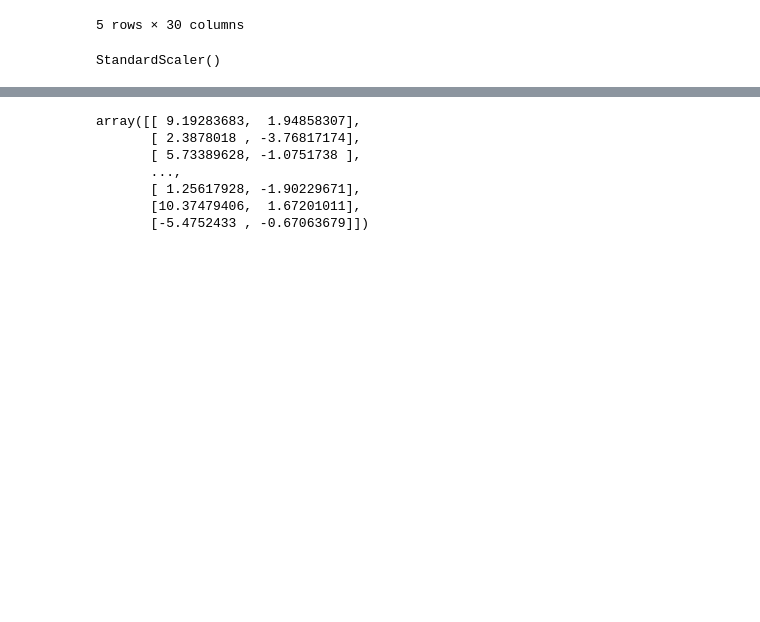
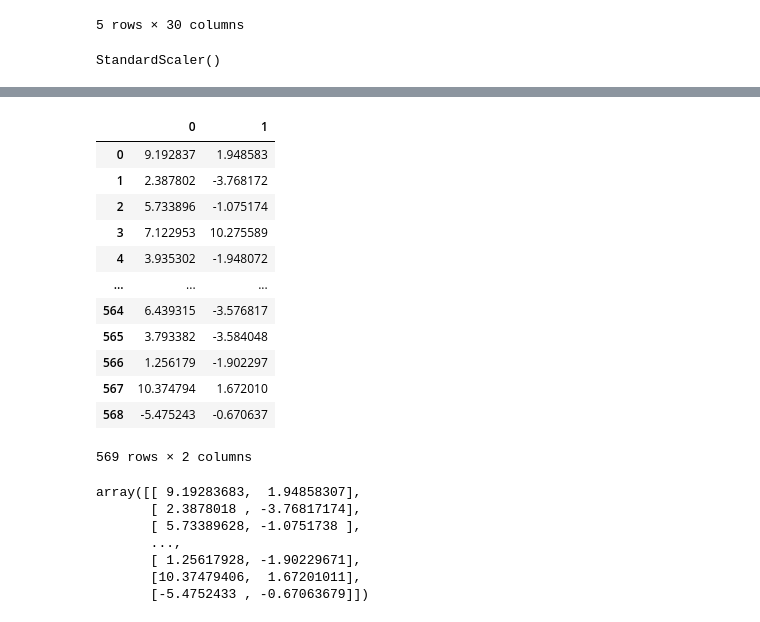
Before and after one commit to pradeepradee1/DataScience, a Jupyter notebook: M1_ML/M2_Unsupervised/M2_PCA/M2_PCA.ipynb, the cells around one changed output, grey strips where cells are left out. Drawn from its saved outputs; the diff is of its cells as text; code cells hidden in the pictures; blank space fills up the shorter version.

```diff
--- a/M1_ML/M2_Unsupervised/M2_PCA/M2_PCA.ipynb
+++ b/M1_ML/M2_Unsupervised/M2_PCA/M2_PCA.ipynb
@@ -75,6 +76,22 @@ array([[ 1.09706398, -2.07333501,  1.26993369, ...,  2.29607613,
 from sklearn.decomposition import PCA
 # %%
 pca=PCA(n_components=2)
+# %%
+pd.DataFrame(pca.fit_transform(scaled_data))
+# %% [output]
+|  | 0 | 1 |
+| 0 | 9.192837 | 1.948583 |
+| 1 | 2.387802 | -3.768172 |
+| 2 | 5.733896 | -1.075174 |
+| 3 | 7.122953 | 10.275589 |
+| 4 | 3.935302 | -1.948072 |
+| ... | ... | ... |
+| 564 | 6.439315 | -3.576817 |
+| 565 | 3.793382 | -3.584048 |
+| 566 | 1.256179 | -1.902297 |
+| 567 | 10.374794 | 1.672010 |
+| 568 | -5.475243 | -0.670637 |
+569 rows × 2 columns
 # %%
 data_pca=pca.fit_transform(scaled_data)
 # %%
```
Also changed, not shown: parts of 2 cells of this notebook, 2 other files.
